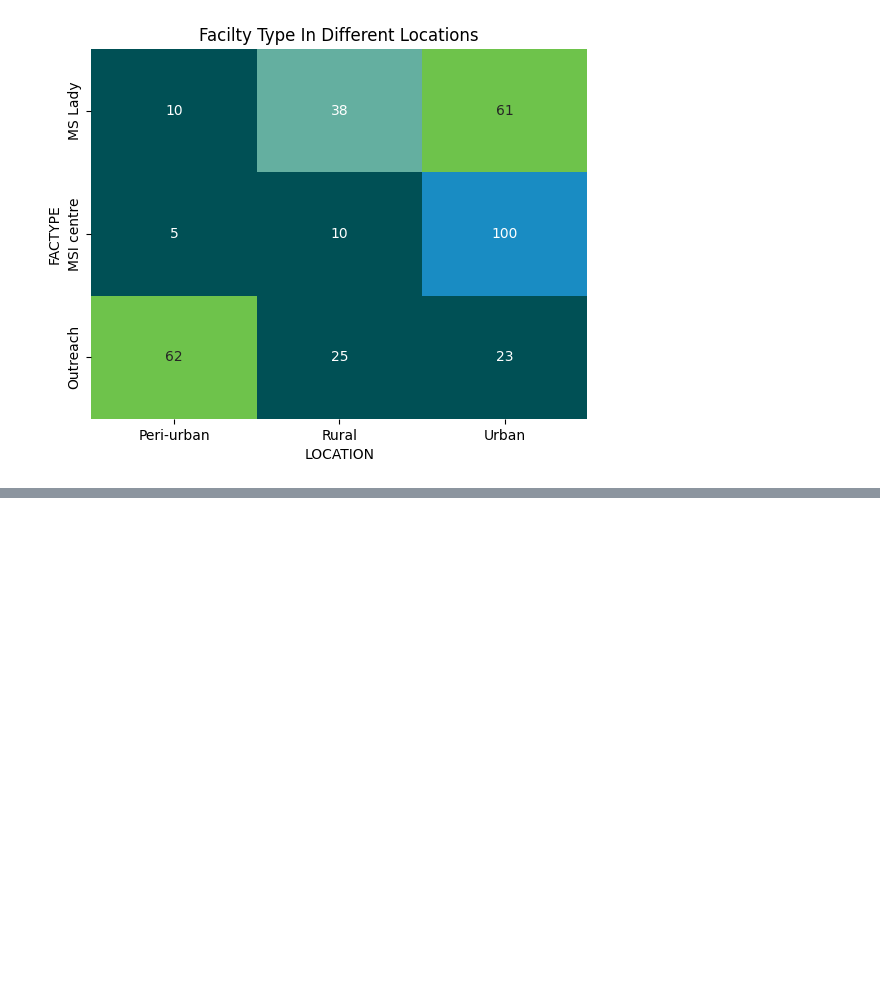
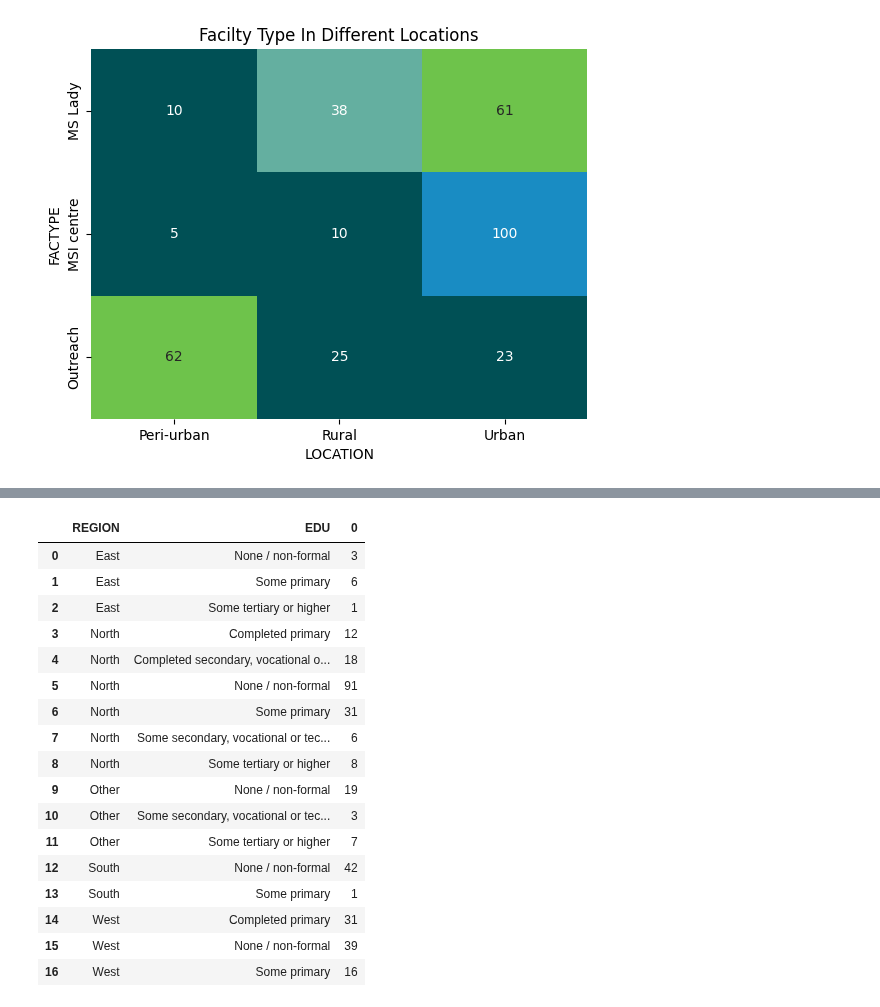
Before and after one commit to Mirwais-Farahi/MSIHealthServiceAnalytics, a Jupyter notebook: notebooks/03_Descriptive_Analysis.ipynb, the cells around one changed output, grey strips where cells are left out. Cells and saved outputs as stored; diff of their text form; code cells hidden in the pictures; blank space fills up the shorter version.

```diff
--- a/notebooks/03_Descriptive_Analysis.ipynb
+++ b/notebooks/03_Descriptive_Analysis.ipynb
@@ -179,0 +232,22 @@ plt.show()
+# %%
+# Region-based education level of each respodent
+original_data.groupby(['REGION', 'EDU']).size().reset_index()
+# %% [output]
+|  | REGION | EDU | 0 |
+| 0 | East | None / non-formal | 3 |
+| 1 | East | Some primary | 6 |
+| 2 | East | Some tertiary or higher | 1 |
+| 3 | North | Completed primary | 12 |
+| 4 | North | Completed secondary, vocational o... | 18 |
+| 5 | North | None / non-formal | 91 |
+| 6 | North | Some primary | 31 |
+| 7 | North | Some secondary, vocational or tec... | 6 |
+| 8 | North | Some tertiary or higher | 8 |
+| 9 | Other | None / non-formal | 19 |
+| 10 | Other | Some secondary, vocational or tec... | 3 |
+| 11 | Other | Some tertiary or higher | 7 |
+| 12 | South | None / non-formal | 42 |
+| 13 | South | Some primary | 1 |
+| 14 | West | Completed primary | 31 |
+| 15 | West | None / non-formal | 39 |
+| 16 | West | Some primary | 16 |
```
Also changed, not shown: parts of 10 cells of this notebook.
